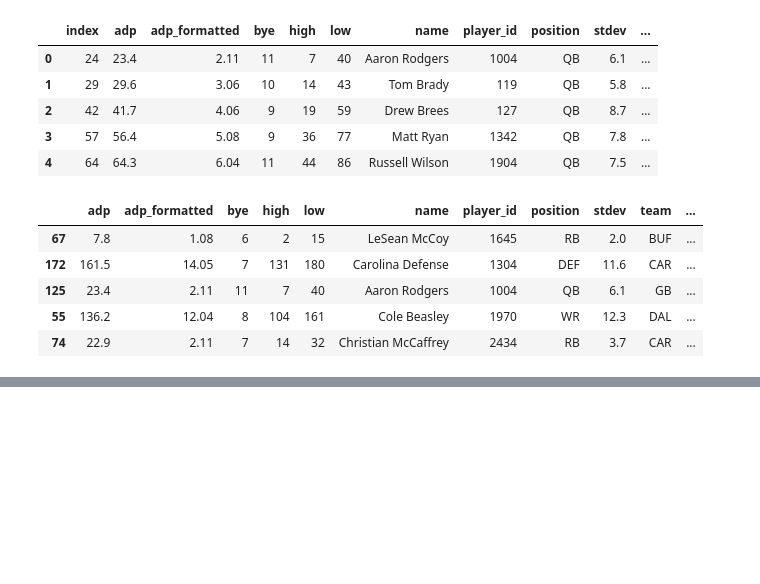
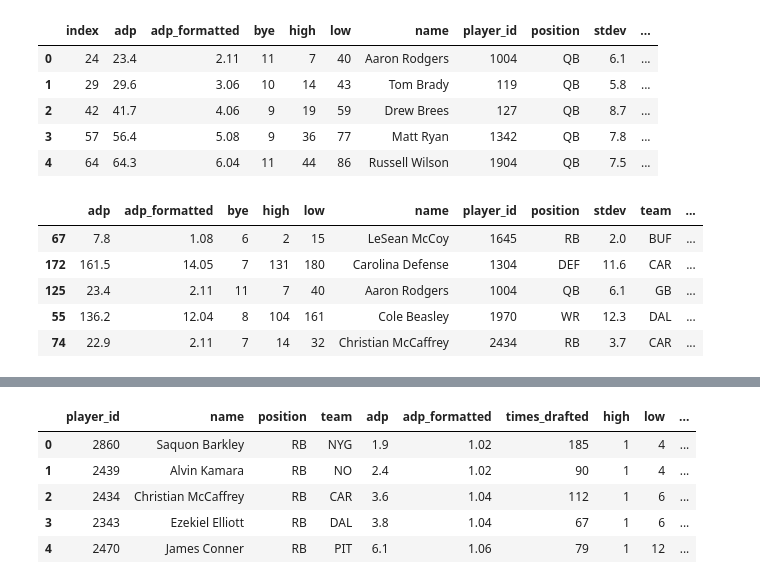
Before and after one commit to 10E-4m2/Notes-LTCWFF, a Jupyter notebook: LTCWFF-HandsOn.ipynb, the cells around one changed output, grey strips where cells are left out. Saved outputs shown, nothing was run; the diff lists cells and outputs as text; code cells hidden in the pictures; blank space fills up the shorter version.

```diff
--- a/LTCWFF-HandsOn.ipynb
+++ b/LTCWFF-HandsOn.ipynb
@@ -1211,0 +1706,26 @@ comb_df.sample(5)
+# %%
+def fc_adp(scoring='ppr',teams=12,year=2020):
+    """
+    Gets player info from Fantasy Football Club API for a given
+    number of teams, year, and scoring type
+    """
+    ffc_com = 'https://fantasyfootballcalculator.com'
+    resp = requests.get(
+        f'{ffc_com}/api/v1/adp/{scoring}?teams={teams}&year={year}'
+    )
+    df = pd.DataFrame(resp.json()['players'])
+    #data doesn't come with teams, year columns
+    #let's add them
+    df['year'] = year
+    df['teams'] = teams
+    return df
+
+df_12_standard_2019 = fc_adp('standard', 12, 2019)
+df_12_standard_2019.head()
+# %% [output]
+|  | player_id | name | position | team | adp | adp_formatted | times_drafted | high | low | ... |
+| 0 | 2860 | Saquon Barkley | RB | NYG | 1.9 | 1.02 | 185 | 1 | 4 | ... |
+| 1 | 2439 | Alvin Kamara | RB | NO | 2.4 | 1.02 | 90 | 1 | 4 | ... |
+| 2 | 2434 | Christian McCaffrey | RB | CAR | 3.6 | 1.04 | 112 | 1 | 6 | ... |
+| 3 | 2343 | Ezekiel Elliott | RB | DAL | 3.8 | 1.04 | 67 | 1 | 6 | ... |
+| 4 | 2470 | James Conner | RB | PIT | 6.1 | 1.06 | 79 | 1 | 12 | ... |
```
Also changed, not shown: parts of 9 cells of this notebook.
